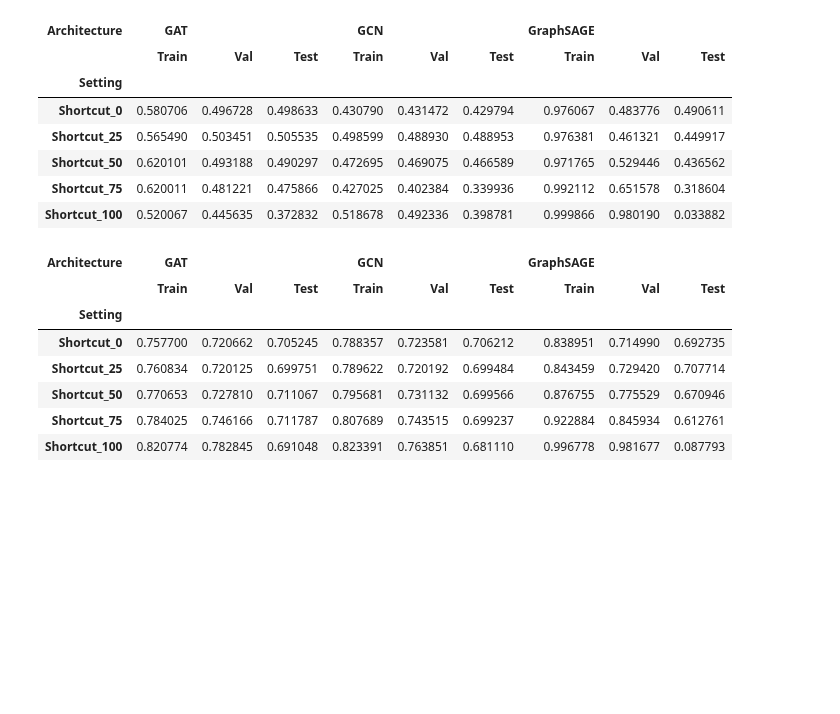
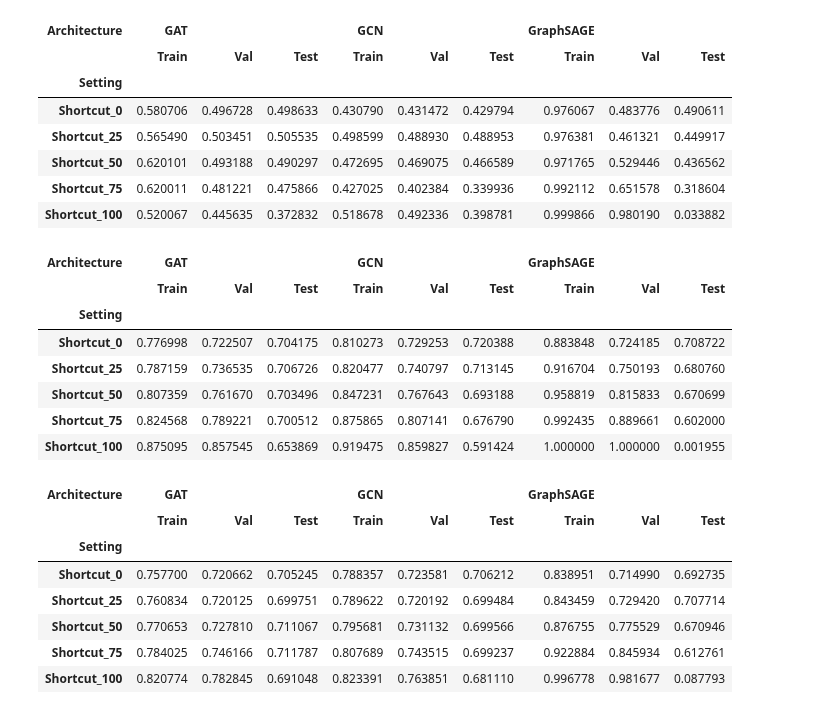
Before and after one commit to TaWald/similaritybench, a Jupyter notebook: graphs/notebooks/explore_experimental_train_results.ipynb, the cells around one changed output. Saved outputs shown, nothing was run; the diff lists cells and outputs as text; code cells hidden in the pictures; blank space fills up the shorter version.

```diff
--- a/graphs/notebooks/explore_experimental_train_results.ipynb
+++ b/graphs/notebooks/explore_experimental_train_results.ipynb
@@ -109,6 +120,17 @@ get_data_table("shortcut_test", "flickr")
 | Shortcut_50 | 0.620101 | 0.493188 | 0.490297 | 0.472695 | 0.469075 | 0.466589 | 0.971765 | 0.529446 | 0.436562 |
 | Shortcut_75 | 0.620011 | 0.481221 | 0.475866 | 0.427025 | 0.402384 | 0.339936 | 0.992112 | 0.651578 | 0.318604 |
 | Shortcut_100 | 0.520067 | 0.445635 | 0.372832 | 0.518678 | 0.492336 | 0.398781 | 0.999866 | 0.980190 | 0.033882 |
+# %%
+get_data_table("shortcut_test", "ogbn-arxiv", code="1-hot")
+# %% [output]
+| Architecture | GAT |  |  | GCN |  |  | GraphSAGE |  |  |
+|  | Train | Val | Test | Train | Val | Test | Train | Val | Test |
+| Setting |  |  |  |  |  |  |  |  |  |
+| Shortcut_0 | 0.776998 | 0.722507 | 0.704175 | 0.810273 | 0.729253 | 0.720388 | 0.883848 | 0.724185 | 0.708722 |
+| Shortcut_25 | 0.787159 | 0.736535 | 0.706726 | 0.820477 | 0.740797 | 0.713145 | 0.916704 | 0.750193 | 0.680760 |
+| Shortcut_50 | 0.807359 | 0.761670 | 0.703496 | 0.847231 | 0.767643 | 0.693188 | 0.958819 | 0.815833 | 0.670699 |
+| Shortcut_75 | 0.824568 | 0.789221 | 0.700512 | 0.875865 | 0.807141 | 0.676790 | 0.992435 | 0.889661 | 0.602000 |
+| Shortcut_100 | 0.875095 | 0.857545 | 0.653869 | 0.919475 | 0.859827 | 0.591424 | 1.000000 | 1.000000 | 0.001955 |
 # %%
 get_data_table("shortcut_test", "ogbn-arxiv")
 # %% [output]
```
Also changed, not shown: parts of 2 cells of this notebook.
